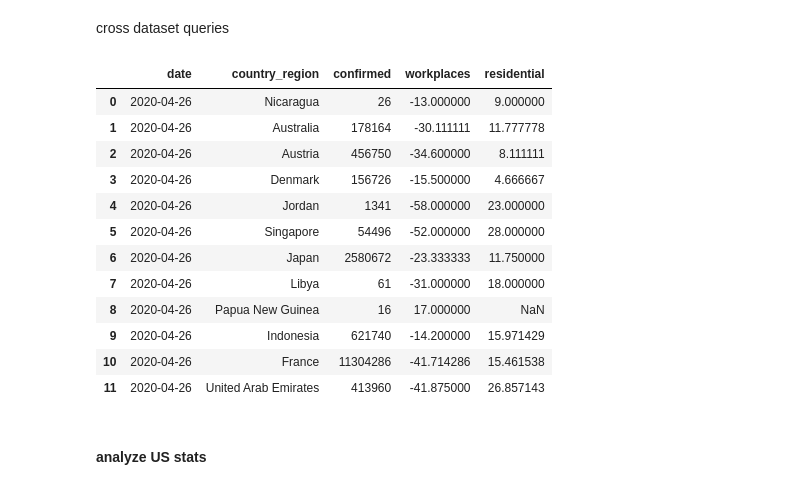
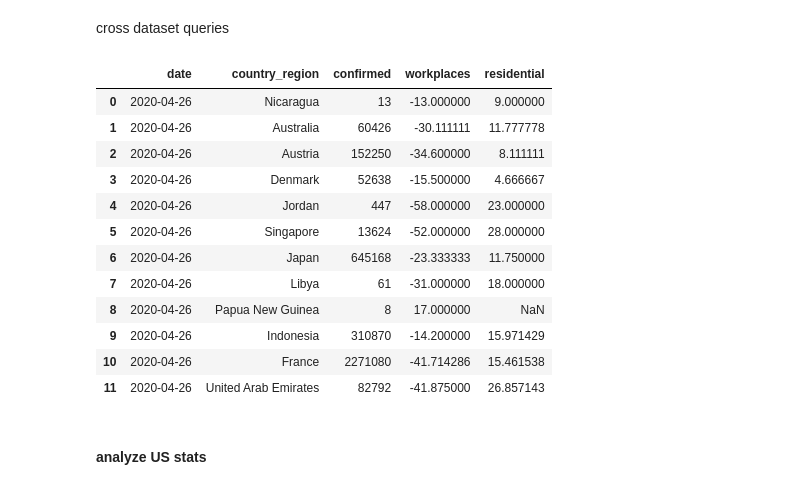
Before and after one commit to cs327e-spring2020/jasmine_yang, a Jupyter notebook: covid19_analysis.ipynb, the cells around one changed output. Saved outputs shown, nothing was run; the diff lists cells and outputs as text; code cells hidden in the pictures.

```diff
--- a/covid19_analysis.ipynb
+++ b/covid19_analysis.ipynb
@@ -53,27 +53,27 @@ cross dataset queries
 # %%
 %%bigquery
 select r.date, l.country_region, sum(confirmed) as confirmed, avg(workplaces) as workplaces, avg(residential) as residential
 from covid19_jhu_csse_modeled.reports r
-join covid19_jhu_csse_modeled.location l on r.location_id = l.id
+join covid19_jhu_csse_modeled.location_id l on r.location_id = l.id
 join google_modeled.location gl on gl.country_region = l.country_region
 join google_modeled.mobility_event g on g.location_id = gl.id and r.date = g.date
 group by date, country_region
 order by date desc
 limit 12
 # %% [output]
 |  | date | country_region | confirmed | workplaces | residential |
-| 0 | 2020-04-26 | Nicaragua | 26 | -13.000000 | 9.000000 |
-| 1 | 2020-04-26 | Australia | 178164 | -30.111111 | 11.777778 |
-| 2 | 2020-04-26 | Austria | 456750 | -34.600000 | 8.111111 |
-| 3 | 2020-04-26 | Denmark | 156726 | -15.500000 | 4.666667 |
-| 4 | 2020-04-26 | Jordan | 1341 | -58.000000 | 23.000000 |
-| 5 | 2020-04-26 | Singapore | 54496 | -52.000000 | 28.000000 |
-| 6 | 2020-04-26 | Japan | 2580672 | -23.333333 | 11.750000 |
+| 0 | 2020-04-26 | Nicaragua | 13 | -13.000000 | 9.000000 |
+| 1 | 2020-04-26 | Australia | 60426 | -30.111111 | 11.777778 |
+| 2 | 2020-04-26 | Austria | 152250 | -34.600000 | 8.111111 |
+| 3 | 2020-04-26 | Denmark | 52638 | -15.500000 | 4.666667 |
+| 4 | 2020-04-26 | Jordan | 447 | -58.000000 | 23.000000 |
+| 5 | 2020-04-26 | Singapore | 13624 | -52.000000 | 28.000000 |
+| 6 | 2020-04-26 | Japan | 645168 | -23.333333 | 11.750000 |
 | 7 | 2020-04-26 | Libya | 61 | -31.000000 | 18.000000 |
-| 8 | 2020-04-26 | Papua New Guinea | 16 | 17.000000 | NaN |
-| 9 | 2020-04-26 | Indonesia | 621740 | -14.200000 | 15.971429 |
-| 10 | 2020-04-26 | France | 11304286 | -41.714286 | 15.461538 |
-| 11 | 2020-04-26 | United Arab Emirates | 413960 | -41.875000 | 26.857143 |
+| 8 | 2020-04-26 | Papua New Guinea | 8 | 17.000000 | NaN |
+| 9 | 2020-04-26 | Indonesia | 310870 | -14.200000 | 15.971429 |
+| 10 | 2020-04-26 | France | 2271080 | -41.714286 | 15.461538 |
+| 11 | 2020-04-26 | United Arab Emirates | 82792 | -41.875000 | 26.857143 |
 # %% [markdown]
 #### analyze US stats
 # %%
```
Also changed, not shown: parts of 9 cells of this notebook.
